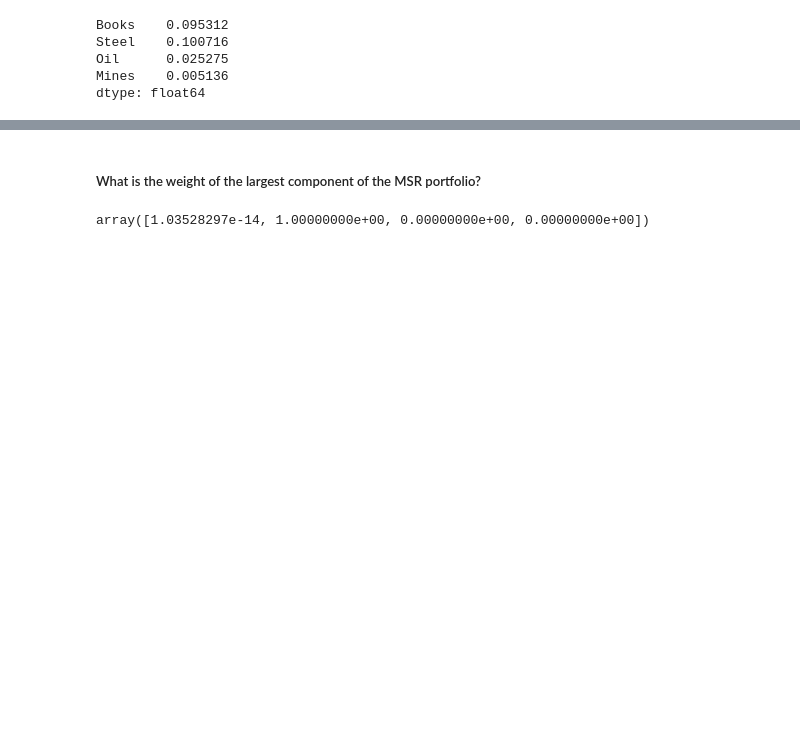
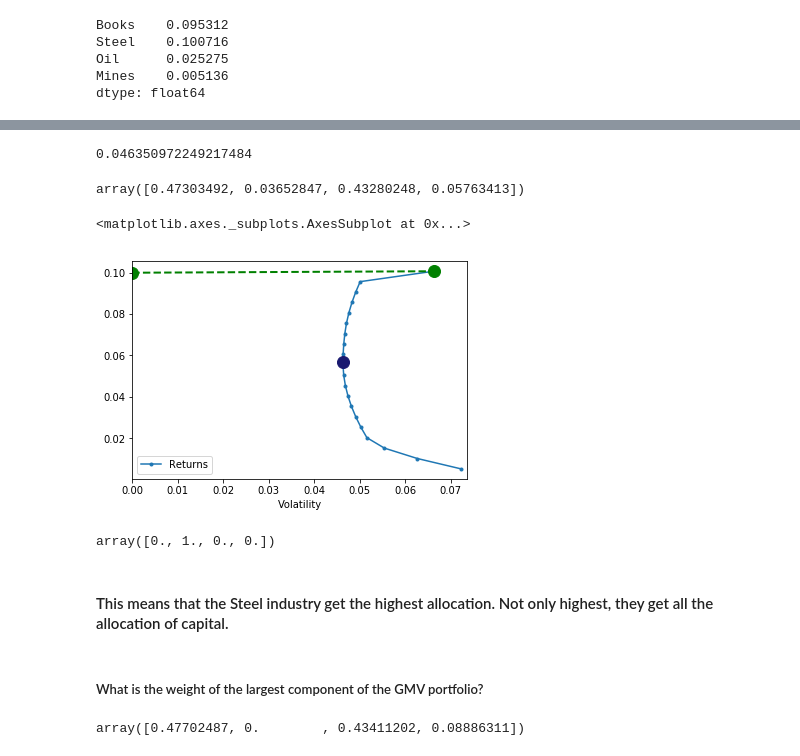
Before and after one commit to biv-neupane7/Investment-management-with-python, a Jupyter notebook: Assignment 2.ipynb, the cells around one changed output, grey strips where cells are left out. Cells and saved outputs as stored; diff of their text form; code cells hidden in the pictures; blank space fills up the shorter version.

Commit message:
CVaR, Portfolio weights and optimization

```diff
--- a/Assignment 2.ipynb
+++ b/Assignment 2.ipynb
@@ -44,4 +49,5 @@ ind_returns= ak.get_ind_returns()
 ind_returns= ind_returns["2013":"2017"]
 # %%
 ind_names=["Books","Steel","Oil","Mines"]
-final_ind_rets=ind_data[ind_names]
+final_ind_rets=ind_returns[ind_names]
+final_ind_rets.head()
@@ -59,6 +79,29 @@ cov=final_ind_rets.cov()
+# %%
+w6= ak.minimize_vol(0.06, er, cov)
+vol6= ak.portfolio_vol(w6, cov)
+vol6
+# %% [output]
+0.046350972249217484
+# %%
+w6
+# %% [output]
+array([0.47303492, 0.03652847, 0.43280248, 0.05763413])
+# %%
+ak.plot_ef(20,er, cov, rf_rate=0.10, show_cml=True, show_gmv=True)
+# %% [output]
+<matplotlib.axes._subplots.AxesSubplot at 0x...>
+[figure, added]
+# %%
+w_msr=np.around(ak.msr(0.1,er, cov), 4)
+w_msr
+# %% [output]
+array([0., 1., 0., 0.])
+# %% [markdown]
+#### This means that the Steel industry get the highest allocation. Not only highest, they get all the allocation of capital.
 # %% [markdown]
-##### What is the weight of the largest component of the MSR portfolio?
+##### What is the weight of the largest component of the GMV portfolio?
-# %%
-ak.msr(0.1, er, cov)
-# %% [output]
-array([1.03528297e-14, 1.00000000e+00, 0.00000000e+00, 0.00000000e+00])
+# %%
+w_gmv=ak.gmv(cov)
+w_gmv
+# %% [output]
+array([0.47702487, 0.        , 0.43411202, 0.08886311])
```
Also changed, not shown: parts of 18 cells of this notebook.
